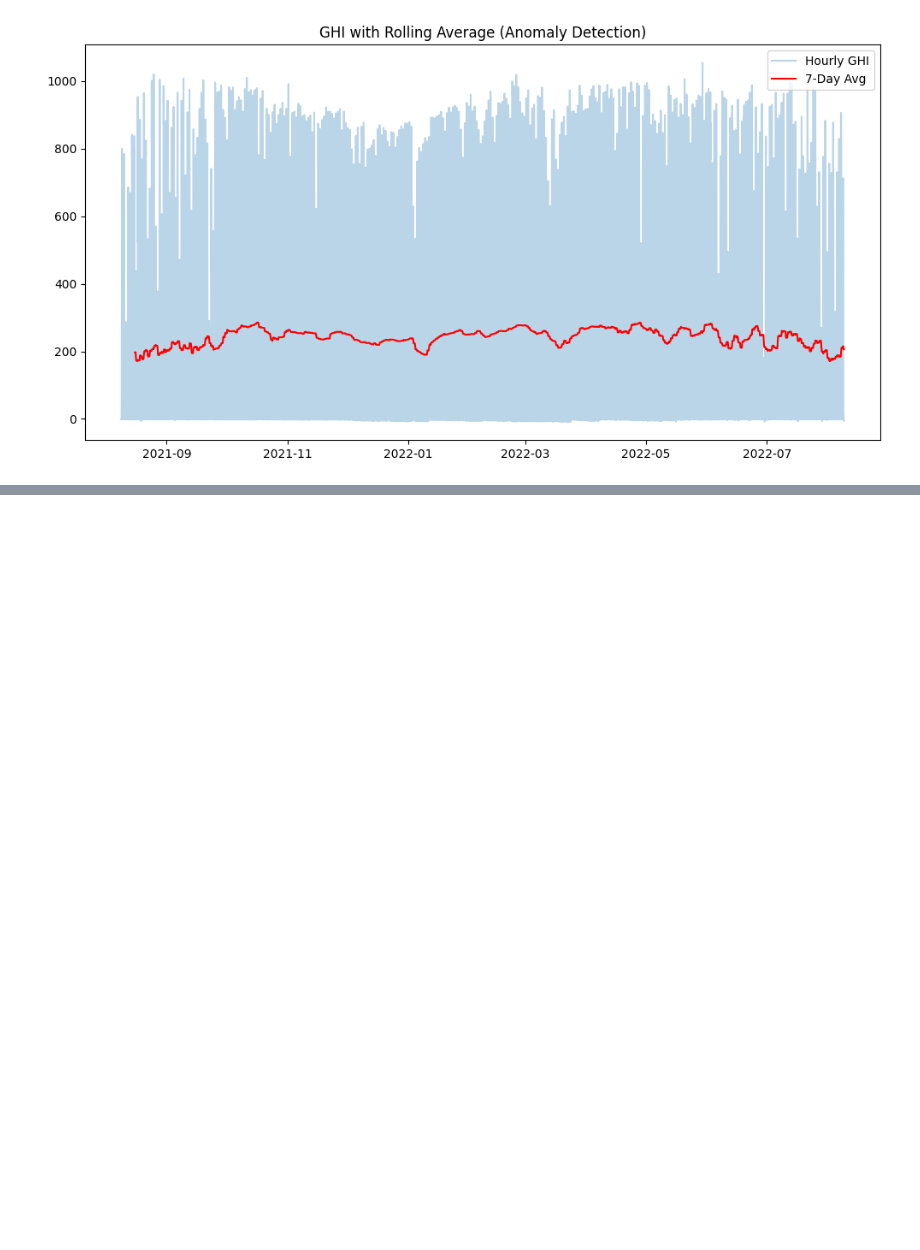
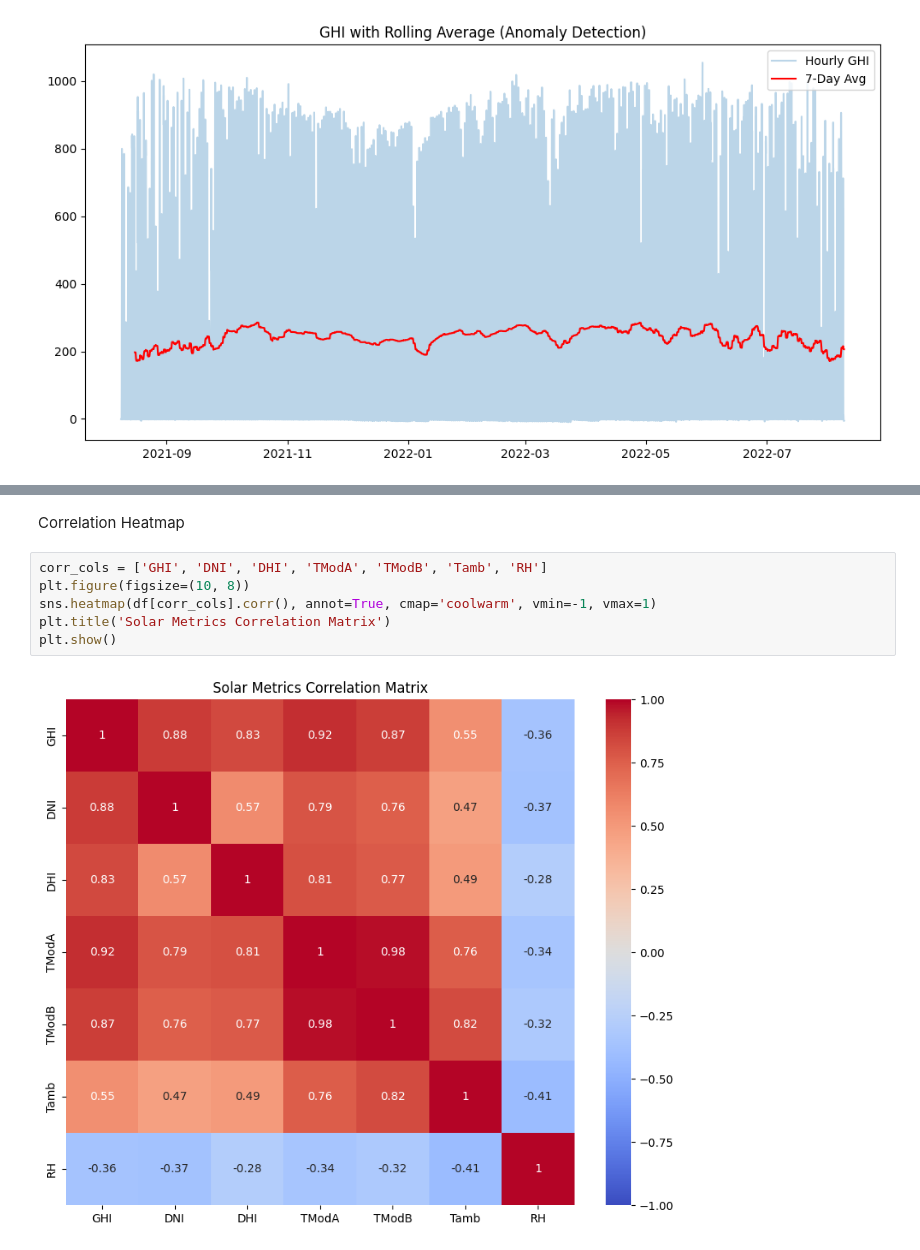
Before and after one commit to Getaye-Biaznlgn/solar-challenge-week1, a Jupyter notebook: src/notebooks/benin_eda.ipynb, the cells around one changed output, grey strips where cells are left out. Drawn from its saved outputs; the diff is of its cells as text; blank space fills up the shorter version.

```diff
--- a/src/notebooks/benin_eda.ipynb
+++ b/src/notebooks/benin_eda.ipynb
@@ -235,0 +227,10 @@ plt.show()
+# %% [markdown]
+Correlation Heatmap
+# %%
+corr_cols = ['GHI', 'DNI', 'DHI', 'TModA', 'TModB', 'Tamb', 'RH']
+plt.figure(figsize=(10, 8))
+sns.heatmap(df[corr_cols].corr(), annot=True, cmap='coolwarm', vmin=-1, vmax=1)
+plt.title('Solar Metrics Correlation Matrix')
+plt.show()
+# %% [output]
+[figure, added]
```
Also changed, not shown: parts of 10 cells of this notebook.
